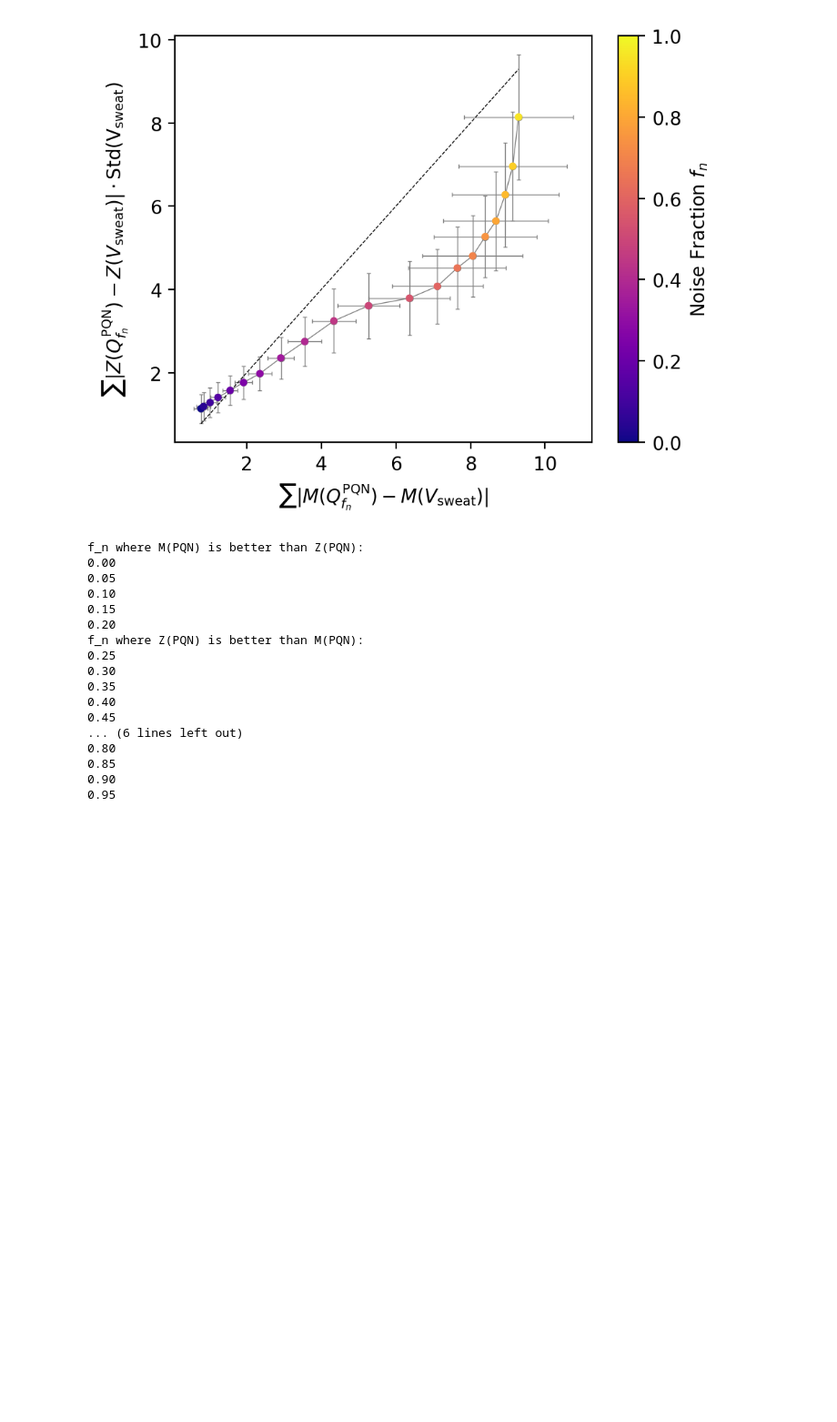
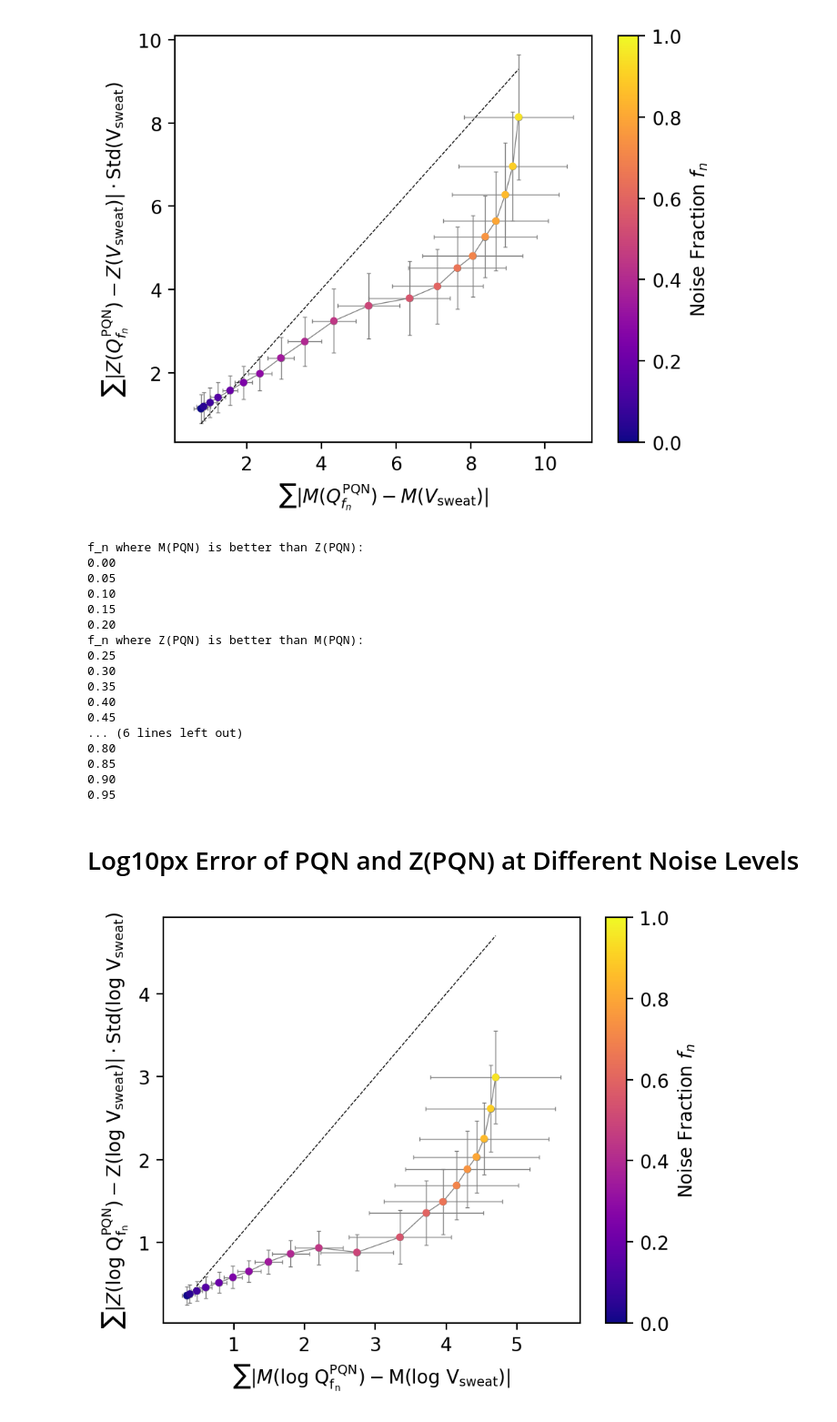
Before and after one commit to Gotsmy/sweat_normalization, a Jupyter notebook: synthetic_data/Noisy_PQN.ipynb, the cells around one changed output. Shown: that part at 91% size. Cells and saved outputs as stored; diff of their text form; code cells hidden in the pictures; blank space fills up the shorter version.

```diff
--- a/synthetic_data/Noisy_PQN.ipynb
+++ b/synthetic_data/Noisy_PQN.ipynb
@@ -201,3 +201,5 @@ f_n where Z(PQN) is better than M(PQN):
 0.85
 0.90
 0.95
+# %% [markdown]
+# Log10px Error of PQN and Z(PQN) at Different Noise Levels
@@ -203,0 +227,45 @@ f_n where Z(PQN) is better than M(PQN):
+# %%
+comp_abs = {}
+comp_sca = {}
+for n_noise in [0]+noise_levels:
+    comp_abs[n_noise] = []
+    comp_sca[n_noise] = []
+
+for n_replicate in log_results:
+    tmp = log_results[n_replicate]
+    for n_noise in tmp:
+        comp_abs[n_noise].append(np.sum(np.abs(log_mean_scaled(tmp[n_noise])-log_mean_scaled(log_sv_v_list[n_replicate]))))
+        comp_sca[n_noise].append(np.sum(np.abs(standard_scale(tmp[n_noise])-standard_scale(log_sv_v_list[n_replicate])))*np.std(log_sv_v_list))
+
+abs_means = []
+sca_means = []
+abs_std = []
+sca_std = []
+for n_noise in comp_abs:
+    abs_means.append(np.mean(comp_abs[n_noise]))
+    sca_means.append(np.mean(comp_sca[n_noise]))
+    abs_std.append(np.std(comp_abs[n_noise]))
+    sca_std.append(np.std(comp_sca[n_noise]))
+
+fn_list = np.array(list(comp_abs.keys()))/(100+np.array(list(comp_abs.keys())))
+# %%
+def options_plot_identiy(*some_arrays,color='k',linestyle='--',linewidth=1,label=False):
+    tmp_min = np.min(some_arrays)
+    tmp_max = np.max(some_arrays)
+    if label:
+        plt.plot([tmp_min,tmp_max],[tmp_min,tmp_max],color=color,linestyle=linestyle,linewidth=linewidth,label='Identity')
+    else:
+        plt.plot([tmp_min,tmp_max],[tmp_min,tmp_max],color=color,linestyle=linestyle,linewidth=linewidth)
+
+plt.figure(dpi=200,figsize=(5,4))
+plt.plot(abs_means,sca_means,color='grey',linewidth=.5)
+for i in range(len(abs_means)):
+    plt.errorbar(abs_means[i],sca_means[i],yerr=sca_std[i],xerr=abs_std[i],marker='.',zorder=0,color='grey',linewidth=.5,capsize=1,capthick=.5)
+options_plot_identiy(abs_means,sca_means,linewidth=.5,label=True)
+plt.xlabel(r'$\sum |M(\rm log~ Q^{\rm PQN}_{f_n})-M(\rm log~ V_{\rm sweat})|$')
+plt.ylabel(r'$\sum |Z(\rm log~ Q^{\rm PQN}_{f_n})-Z(\rm log~ V_{\rm sweat})| \cdot \rm Std(\rm log~ V_{\rm sweat})$')
+points = plt.scatter(abs_means,sca_means,marker='.',zorder=5,color=cm.plasma(fn_list))
+plt.colorbar(mappable=cm.ScalarMappable(cmap='plasma'),label=r'Noise Fraction $f_n$')
+plt.show()
+# %% [output]
+[figure, added]
```
Also changed, not shown: parts of 3 cells of this notebook.
